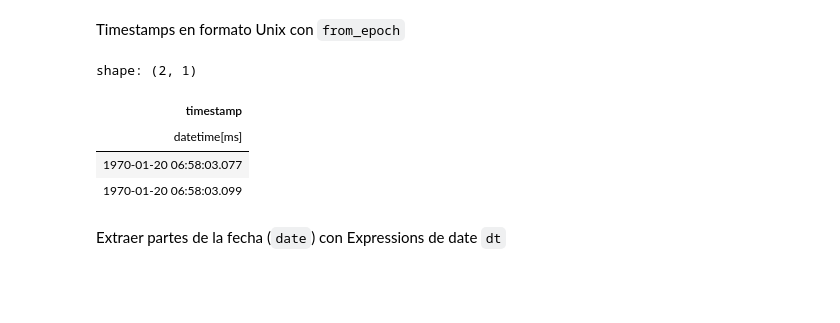
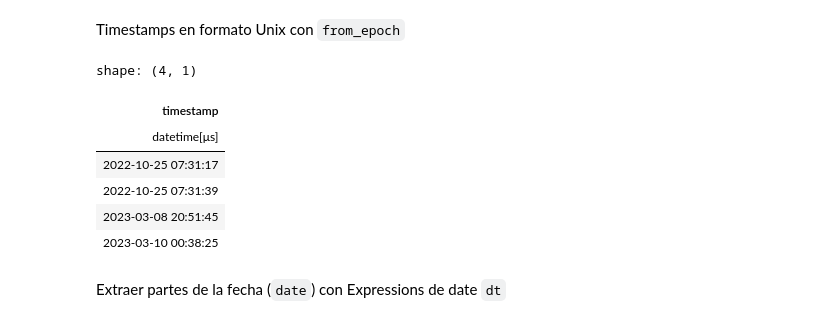
Before and after one commit to gmbmx/zophia-polars, a Jupyter notebook: notebooks/03_polars_transform.ipynb, the cells around one changed output. Cells and saved outputs as stored; diff of their text form; code cells hidden in the pictures; blank space fills up the shorter version.

Commit message:
fix from_epoch example

```diff
--- a/notebooks/03_polars_transform.ipynb
+++ b/notebooks/03_polars_transform.ipynb
@@ -157,15 +157,17 @@ Timestamps en formato Unix con `from_epoch`
 # %%
 timestamps = pl.DataFrame({'timestamp': [1666683077, 1666683099, 1678308705, 1678408705]})
 timestamps = timestamps.select([
-        pl.from_epoch(pl.col('timestamp'), unit='ms'),
+        pl.from_epoch(pl.col('timestamp'), unit='s'),
          ])
 timestamps
 # %% [output]
-shape: (2, 1)
+shape: (4, 1)
 | timestamp |
-| datetime[ms] |
-| 1970-01-20 06:58:03.077 |
-| 1970-01-20 06:58:03.099 |
+| datetime[μs] |
+| 2022-10-25 07:31:17 |
+| 2022-10-25 07:31:39 |
+| 2023-03-08 20:51:45 |
+| 2023-03-10 00:38:25 |
 # %% [markdown]
 Extraer partes de la fecha (`date`) con Expressions de date `dt`
 # %%
```
Also changed, not shown: parts of 2 cells of this notebook, 1 other file.
